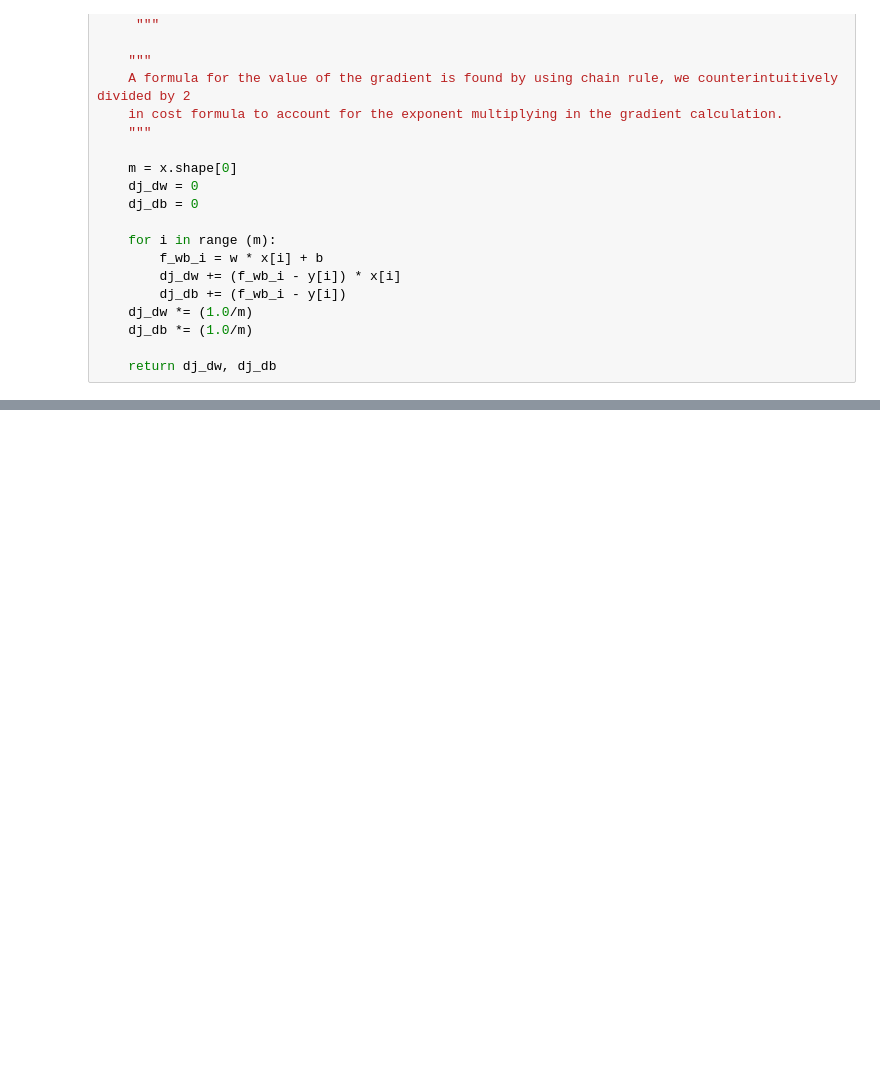
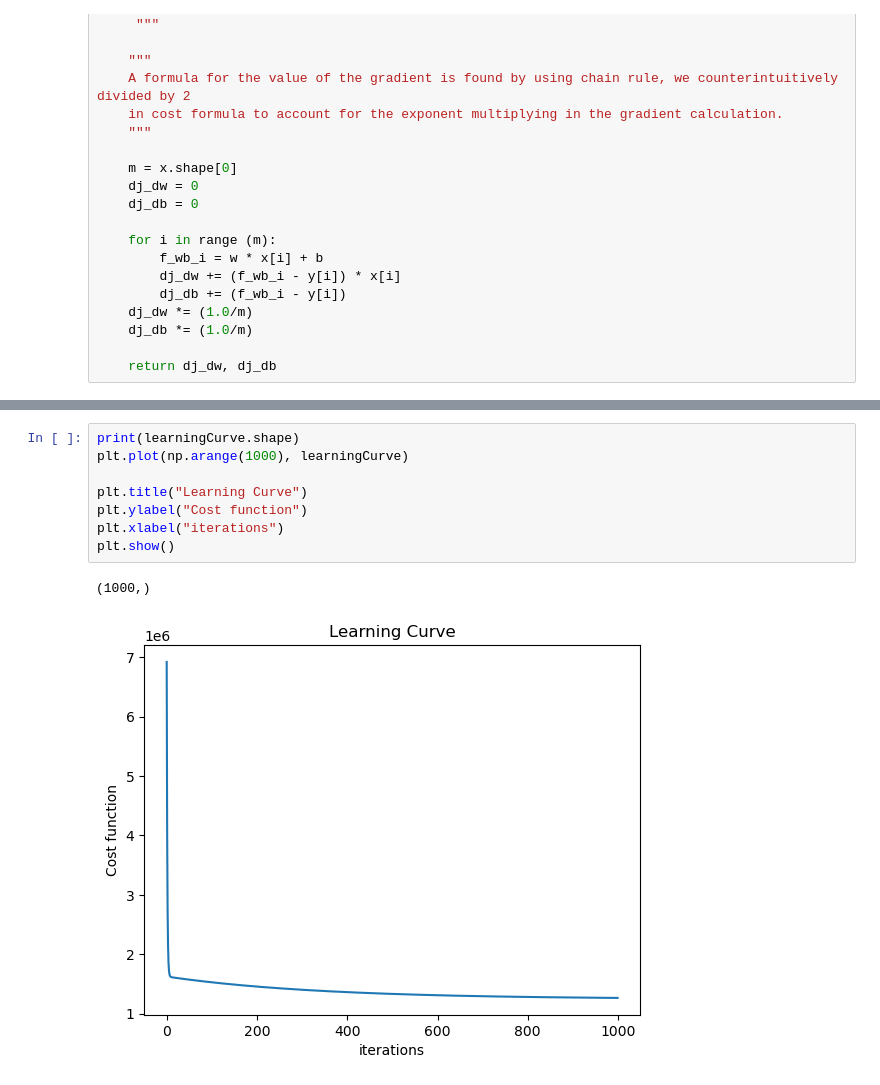
Before and after one commit to pirate2580/Gradient_Descent_for_Housing_Price-_Prediction, a Jupyter notebook: Implementing One Feature Gradient Descent for Housing Price Prediction.ipynb, the cells around one changed output, grey strips where cells are left out. Saved outputs shown, nothing was run; the diff lists cells and outputs as text; blank space fills up the shorter version.

```diff
--- a/Implementing One Feature Gradient Descent for Housing Price Prediction.ipynb
+++ b/Implementing One Feature Gradient Descent for Housing Price Prediction.ipynb
@@ -204,0 +220,11 @@ w value is:  80.35714309320642 b value is:  292.85714168817003
+# %%
+print(learningCurve.shape)
+plt.plot(np.arange(1000), learningCurve)
+
+plt.title("Learning Curve")
+plt.ylabel("Cost function")
+plt.xlabel("iterations")
+plt.show()
+# %% [output]
+(1000,)
+[figure, added]
```
Also changed, not shown: parts of 9 cells of this notebook.
